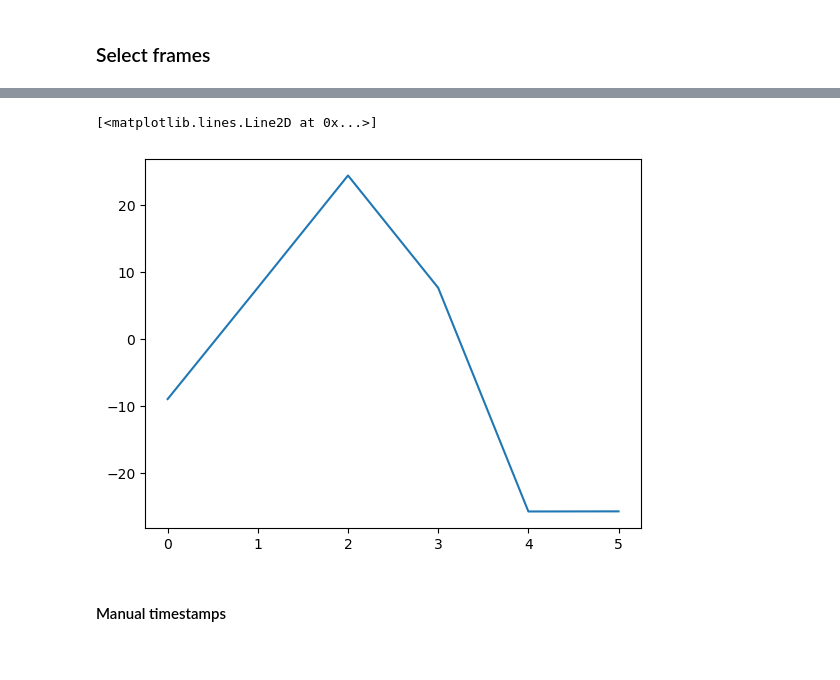
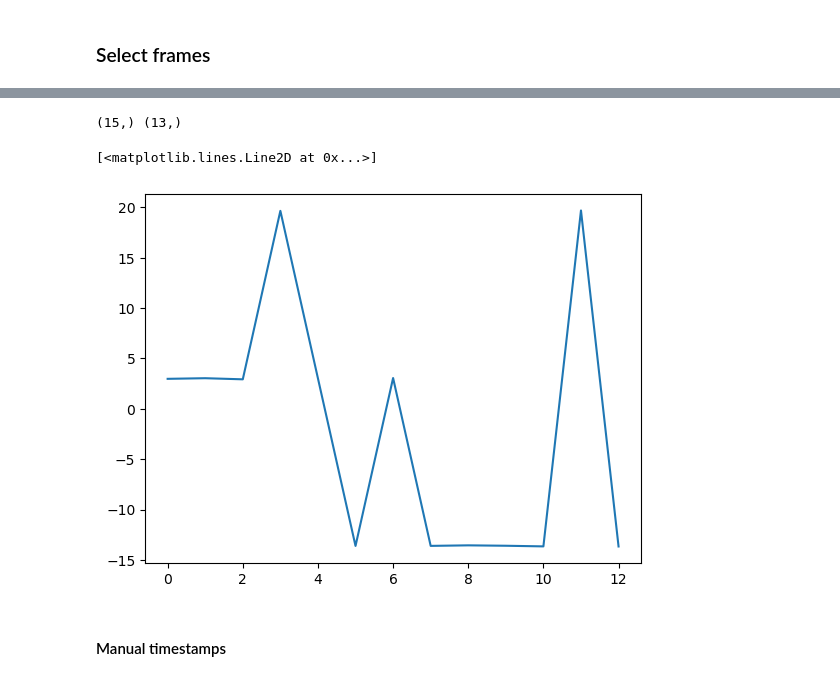
Before and after one commit to MateUnger/StereoVision, a Jupyter notebook: multi_cam_recording_nb.ipynb, the cells around one changed output, grey strips where cells are left out. Cells and saved outputs as stored; diff of their text form; code cells hidden in the pictures.

```diff
--- a/multi_cam_recording_nb.ipynb
+++ b/multi_cam_recording_nb.ipynb
@@ -287,11 +289,13 @@ np.save("./cam2_ts.npy", stored_timestamps)
 # %%
-cam1_ts = np.load("./cam1_ts.npy")/1000000
-cam2_ts = np.load("./cam2_ts.npy")/1000000
+cam1_ts = np.load("./sync_videos/cam1_ts_cpp.npy")/1000000
+cam2_ts = np.load("./sync_videos/cam2_ts_cpp.npy")/1000000
+print(cam1_ts.shape, cam2_ts.shape)
 
-plt.plot(cam1_ts-cam2_ts)
+plt.plot(cam1_ts[:-2]-cam2_ts)
 # %% [output]
-[<matplotlib.lines.Line2D at 0x...>]
+(15,) (13,)
+[<matplotlib.lines.Line2D at 0x...>]
-[figure, old version]
+[figure, new version]
 # %% [markdown]
 #### Manual timestamps
 # %%
```
Also changed, not shown: parts of 8 cells of this notebook, 45 other files.
